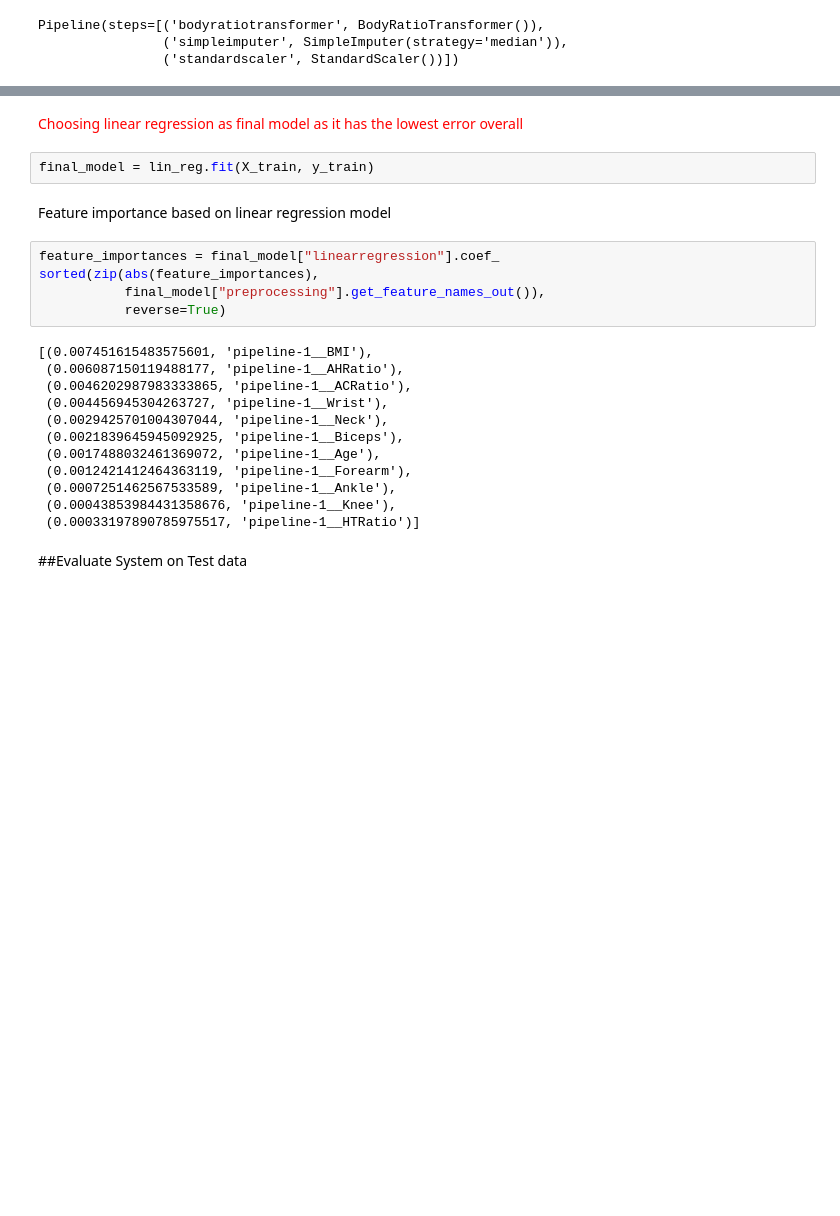
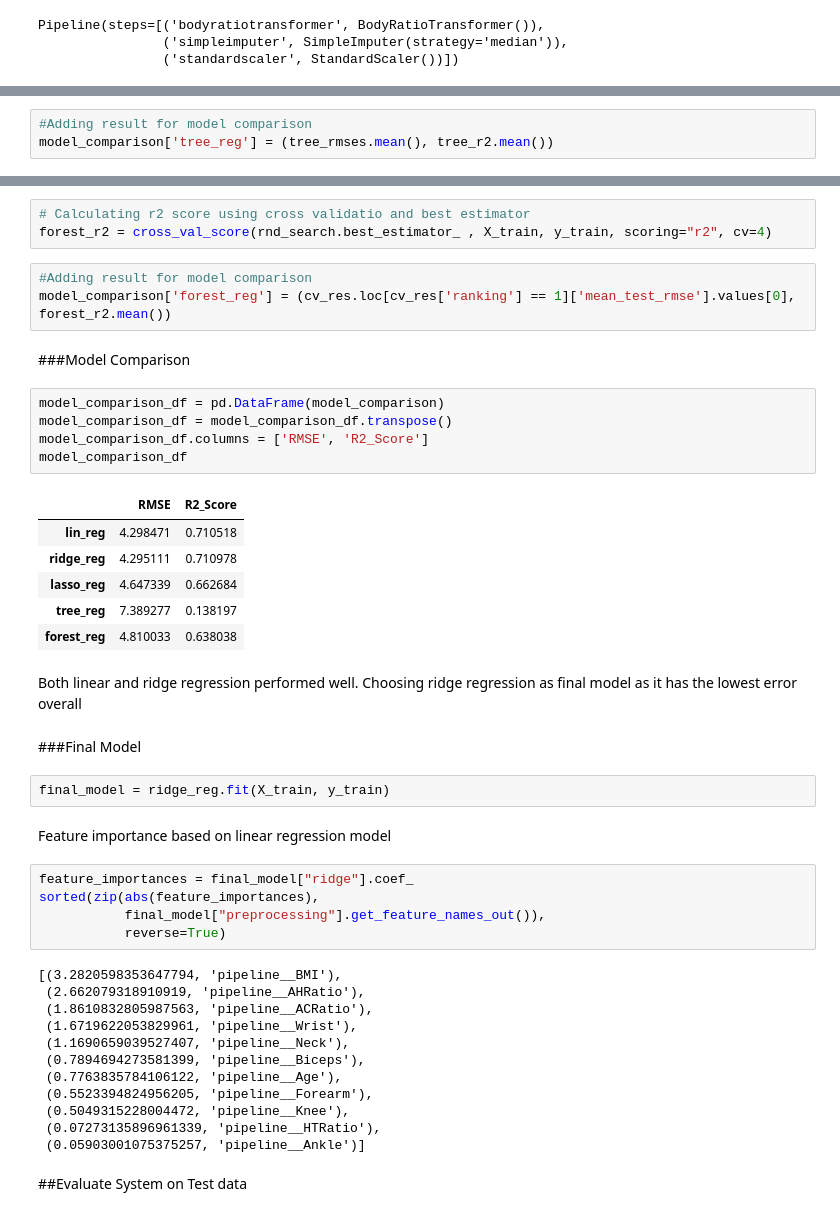
Before and after one commit to MegaSparrow/bodyfat_data_analysis, a Jupyter notebook: BodyFat.ipynb, the cells around one changed output, grey strips where cells are left out. Drawn from its saved outputs; the diff is of its cells as text; blank space fills up the shorter version.

```diff
--- a/BodyFat.ipynb
+++ b/BodyFat.ipynb
@@ -408,0 +494,3 @@ dtype: float64
+# %%
+#Adding result for model comparison
+model_comparison['tree_reg'] = (tree_rmses.mean(), tree_r2.mean())
@@ -487,25 +561,47 @@ Pipeline(steps=[('preprocessing',
+# %%
+# Calculating r2 score using cross validatio and best estimator
+forest_r2 = cross_val_score(rnd_search.best_estimator_ , X_train, y_train, scoring="r2", cv=4)
+# %%
+#Adding result for model comparison
+model_comparison['forest_reg'] = (cv_res.loc[cv_res['ranking'] == 1]['mean_test_rmse'].values[0], forest_r2.mean())
+# %% [markdown]
+###Model Comparison
+# %%
+model_comparison_df = pd.DataFrame(model_comparison)
+model_comparison_df = model_comparison_df.transpose()
+model_comparison_df.columns = ['RMSE', 'R2_Score']
+model_comparison_df
+# %% [output]
+|  | RMSE | R2_Score |
+| lin_reg | 4.298471 | 0.710518 |
+| ridge_reg | 4.295111 | 0.710978 |
+| lasso_reg | 4.647339 | 0.662684 |
+| tree_reg | 7.389277 | 0.138197 |
+| forest_reg | 4.810033 | 0.638038 |
 # %% [markdown]
-<font color=red>Choosing linear regression as final model as it has the lowest error overall</font>
+Both linear and ridge regression performed well. Choosing ridge regression as final model as it has the lowest error overall
+# %% [markdown]
+###Final Model
 # %%
-final_model = lin_reg.fit(X_train, y_train)
+final_model = ridge_reg.fit(X_train, y_train)
 # %% [markdown]
 Feature importance based on linear regression model
 # %%
-feature_importances = final_model["linearregression"].coef_
+feature_importances = final_model["ridge"].coef_
 sorted(zip(abs(feature_importances),
            final_model["preprocessing"].get_feature_names_out()),
            reverse=True)
 # %% [output]
-[(0.007451615483575601, 'pipeline-1__BMI'),
- (0.006087150119488177, 'pipeline-1__AHRatio'),
- (0.0046202987983333865, 'pipeline-1__ACRatio'),
- (0.004456945304263727, 'pipeline-1__Wrist'),
- (0.0029425701004307044, 'pipeline-1__Neck'),
- (0.0021839645945092925, 'pipeline-1__Biceps'),
- (0.0017488032461369072, 'pipeline-1__Age'),
- (0.0012421412464363119, 'pipeline-1__Forearm'),
- (0.0007251462567533589, 'pipeline-1__Ankle'),
- (0.00043853984431358676, 'pipeline-1__Knee'),
- (0.00033197890785975517, 'pipeline-1__HTRatio')]
+[(3.2820598353647794, 'pipeline__BMI'),
+ (2.662079318910919, 'pipeline__AHRatio'),
+ (1.8610832805987563, 'pipeline__ACRatio'),
+ (1.6719622053829961, 'pipeline__Wrist'),
+ (1.1690659039527407, 'pipeline__Neck'),
+ (0.7894694273581399, 'pipeline__Biceps'),
+ (0.7763835784106122, 'pipeline__Age'),
+ (0.5523394824956205, 'pipeline__Forearm'),
+ (0.5049315228004472, 'pipeline__Knee'),
+ (0.07273135896961339, 'pipeline__HTRatio'),
+ (0.05903001075375257, 'pipeline__Ankle')]
 # %% [markdown]
 ##Evaluate System on Test data
```
Also changed, not shown: parts of 66 cells of this notebook.
